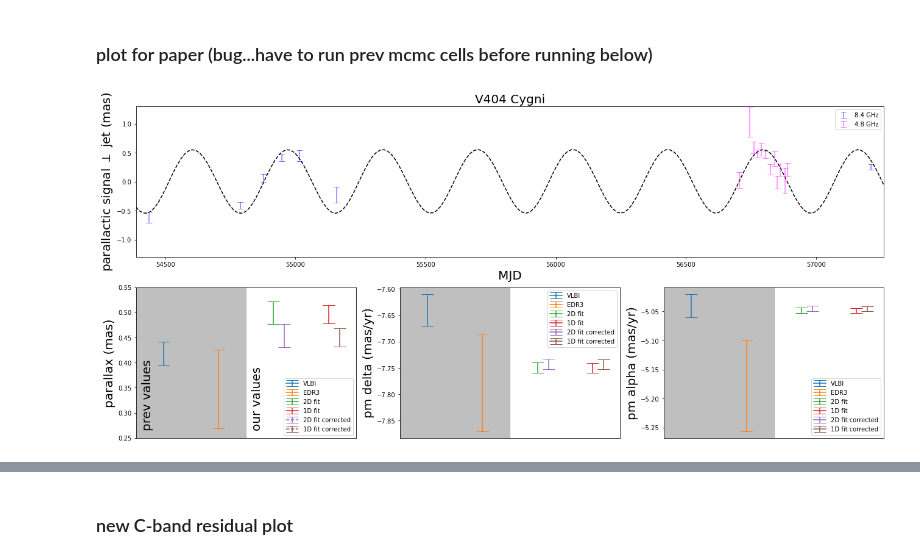
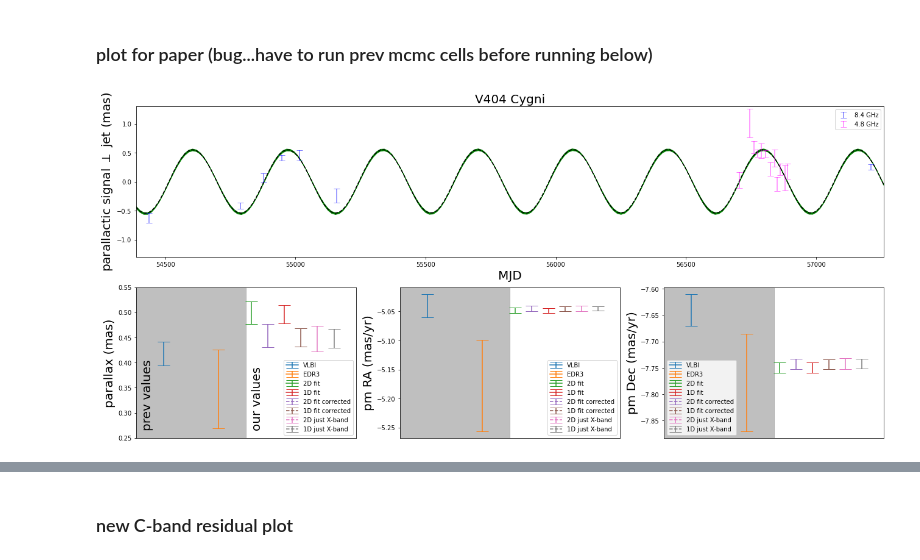
Before and after one commit to BHXRBs/VLBI-GAIA-Astrometry-V404Cygni-MAXIJ1820, a Jupyter notebook: astrometryV404.ipynb, the cells around one changed output, grey strips where cells are left out. Saved outputs shown, nothing was run; the diff lists cells and outputs as text; code cells hidden in the pictures.

```diff
--- a/astrometryV404.ipynb
+++ b/astrometryV404.ipynb
@@ -1114,8 +1323,24 @@ fig = plt.figure(figsize=(22,10))
 
 plt.subplot(2,1,1)
 plt.title('V404 Cygni',**hfont)
-plt.plot(time_array, theta_perp_t, color="black", linestyle="dashed")
+plt.plot(time_array, theta_perp_t, color="black", linestyle="dashed", zorder=2)
 plt.xlim(min(time_array), max(time_array))
+
+
+theta_perp_t_global_trace = []
+
+for i in range(1000):
+    frac_alpha, frac_delta = skymotion.frac_parallax(time_array, mc_trace_sampler(V404_trace_1D['alpha 0']), \
+                                                 mc_trace_sampler(V404_trace_1D['delta 0']) )
+
+    parallax_deg = mc_trace_sampler(V404_trace_1D['parallax'])
+    theta_perp_t, theta_para_t = jet_coordinates(frac_alpha * np.cos(np.radians(frac_delta))*parallax_deg\
+                                             , frac_delta, V404_jet_angle)
+    theta_perp_t_global_trace.append(theta_perp_t)
+
+upper_limit, lower_limit = az.hdi(np.array(theta_perp_t_global_trace), hdi_prob=.68).T
+plt.fill_between(time_array,upper_limit, lower_limit, alpha=1, color='green', zorder=1)
+
 
 
 
@@ -1180,53 +1405,69 @@ plt.legend(by_label.values(), by_label.keys())
 ax3 = plt.subplot(234)
 plt.errorbar(1, 0.418, yerr=0.024, label="VLBI", capsize=10)
 plt.errorbar(2, 0.3470492577849456, yerr=0.07828958332538605, label="EDR3", capsize=10)
-plt.errorbar(3, np.mean(V404_trace_2D["parallax"]), yerr=np.std(V404_trace_2D["parallax"]), capsize=10, label="2D fit")
-plt.errorbar(4, np.mean(V404_trace_1D["parallax"]), yerr=np.std(V404_trace_1D["parallax"]), capsize=10, label="1D fit")
-plt.errorbar(3.2, np.mean(V404_trace_2DV2["parallax"]), yerr=np.std(V404_trace_2DV2["parallax"]), capsize=10, label="2D fit corrected", linestyle='dashed')
-plt.errorbar(4.2, np.mean(V404_trace_1DV2["parallax"]), yerr=np.std(V404_trace_1DV2["parallax"]), capsize=10, label="1D fit corrected", linestyle='dashed')
+plt.errorbar(2.6, np.mean(V404_trace_2D["parallax"]), yerr=np.std(V404_trace_2D["parallax"]), capsize=10, label="2D fit")
+plt.errorbar(3.2, np.mean(V404_trace_1D["parallax"]), yerr=np.std(V404_trace_1D["parallax"]), capsize=10, label="1D fit")
+plt.errorbar(2.9, np.mean(V404_trace_2DV2["parallax"]), yerr=np.std(V404_trace_2DV2["parallax"]), capsize=10, label="2D fit corrected", linestyle='dashed')
+plt.errorbar(3.5, np.mean(V404_trace_1DV2["parallax"]), yerr=np.std(V404_trace_1DV2["parallax"]), capsize=10, label="1D fit corrected", linestyle='dashed')
+plt.errorbar(3.8, np.mean(V404_trace_2DX["parallax"]), yerr=np.std(V404_trace_2DX["parallax"]), capsize=10, label="2D just X-band", linestyle='dashed')
+plt.errorbar(4.1, np.mean(V404_trace_1DX["parallax"]), yerr=np.std(V404_trace_1DX["parallax"]), capsize=10, label="1D just X-band", linestyle='dashed')
 ax3.axvspan(0, 2.5, ymin=0, ymax=1, alpha=0.5, color='grey')
 plt.legend()
 plt.ylim(0.25, 0.55)
 plt.xlim(0.5, 4.5)
 plt.ylabel("parallax (mas)",**hfont)
 plt.text(0.6, 0.27, 'prev values', rotation=90,**hfont)
 plt.text(2.6, 0.27, 'our values', rotation=90,**hfont)
 plt.xticks([])
 
-ax4 = plt.subplot(235)
+ax4 = plt.subplot(236)
 plt.errorbar(1, -7.64, yerr=0.03, label="VLBI", capsize=10)
 plt.errorbar(2, -7.777607674200884, yerr= 0.09215836226940155, label="EDR3", capsize=10)
-plt.errorbar(3, np.mean(V404_trace_2D["pm delta"]), yerr=np.std(V404_trace_2D["pm delta"]), capsize=10, label="2D fit")
-plt.errorbar(4, np.mean(V404_trace_1D["pm delta"]), yerr=np.std(V404_trace_1D["pm delta"]), capsize=10, label="1D fit")
-plt.errorbar(3.2, np.mean(V404_trace_2DV2["pm delta"]), yerr=np.std(V404_trace_2DV2["pm delta"]), capsize=10, label="2D fit corrected")
-plt.errorbar(4.2, np.mean(V404_trace_1DV2["pm delta"]), yerr=np.std(V404_trace_1DV2["pm delta"]), capsize=10, label="1D fit corrected")
+plt.errorbar(2.6, np.mean(V404_trace_2D["pm delta"]), yerr=np.std(V404_trace_2D["pm delta"]), capsize=10, label="2D fit")
+plt.errorbar(3.2, np.mean(V404_trace_1D["pm delta"]), yerr=np.std(V404_trace_1D["pm delta"]), capsize=10, label="1D fit")
+plt.errorbar(2.9, np.mean(V404_trace_2DV2["pm delta"]), yerr=np.std(V404_trace_2DV2["pm delta"]), capsize=10, label="2D fit corrected", linestyle='dashed')
+plt.errorbar(3.5, np.mean(V404_trace_1DV2["pm delta"]), yerr=np.std(V404_trace_1DV2["pm delta"]), capsize=10, label="1D fit corrected", linestyle='dashed')
+plt.errorbar(3.8, np.mean(V404_trace_2DX["pm delta"]), yerr=np.std(V404_trace_2DX["pm delta"]), capsize=10, label="2D just X-band", linestyle='dashed')
+plt.errorbar(4.1, np.mean(V404_trace_1DX["pm delta"]), yerr=np.std(V404_trace_1DX["pm delta"]), capsize=10, label="1D just X-band", linestyle='dashed')
+
+#plt.errorbar(3, np.mean(V404_trace_2D["pm delta"]), yerr=np.std(V404_trace_2D["pm delta"]), capsize=10, label="2D fit")
+#plt.errorbar(4, np.mean(V404_trace_1D["pm delta"]), yerr=np.std(V404_trace_1D["pm delta"]), capsize=10, label="1D fit")
+#plt.errorbar(3.2, np.mean(V404_trace_2DV2["pm delta"]), yerr=np.std(V404_trace_2DV2["pm delta"]), capsize=10, label="2D fit corrected")
+#plt.errorbar(4.2, np.mean(V404_trace_1DV2["pm delta"]), yerr=np.std(V404_trace_1DV2["pm delta"]), capsize=10, label="1D fit corrected")
 plt.legend()
-plt.ylabel("pm delta (mas/yr)",**hfont)
+plt.ylabel("pm Dec (mas/yr)",**hfont)
 ax4.axvspan(0, 2.5, ymin=1, ymax=0, alpha=0.5, color='grey')
 #plt.ylim(-6.55, -6.15)
 plt.xlim(0.5, 4.5)
 plt.xticks([])
 
 
 
-ax5 = plt.subplot(236)
+ax5 = plt.subplot(235)
 plt.errorbar(1, -5.04, yerr=0.02, label="VLBI", capsize=10)
 plt.errorbar(2, -5.177496222444664, yerr=0.07850257307291031	, label="EDR3", capsize=10)
-plt.errorbar(3, np.mean(V404_trace_2D["pm alpha"]), yerr=np.std(V404_trace_2D["pm alpha"]), capsize=10, label="2D fit")
-plt.errorbar(4, np.mean(V404_trace_1D["pm alpha"]), yerr=np.std(V404_trace_1D["pm alpha"]), capsize=10, label="1D fit")
-plt.errorbar(3.2, np.mean(V404_trace_2DV2["pm alpha"]), yerr=np.std(V404_trace_2DV2["pm alpha"]), capsize=10, label="2D fit corrected")
-plt.errorbar(4.2, np.mean(V404_trace_1DV2["pm alpha"]), yerr=np.std(V404_trace_1DV2["pm alpha"]), capsize=10, label="1D fit corrected")
+plt.errorbar(2.6, np.mean(V404_trace_2D["pm alpha"]), yerr=np.std(V404_trace_2D["pm alpha"]), capsize=10, label="2D fit")
+plt.errorbar(3.2, np.mean(V404_trace_1D["pm alpha"]), yerr=np.std(V404_trace_1D["pm alpha"]), capsize=10, label="1D fit")
+plt.errorbar(2.9, np.mean(V404_trace_2DV2["pm alpha"]), yerr=np.std(V404_trace_2DV2["pm alpha"]), capsize=10, label="2D fit corrected", linestyle='dashed')
+plt.errorbar(3.5, np.mean(V404_trace_1DV2["pm alpha"]), yerr=np.std(V404_trace_1DV2["pm alpha"]), capsize=10, label="1D fit corrected", linestyle='dashed')
+plt.errorbar(3.8, np.mean(V404_trace_2DX["pm alpha"]), yerr=np.std(V404_trace_2DX["pm alpha"]), capsize=10, label="2D just X-band", linestyle='dashed')
+plt.errorbar(4.1, np.mean(V404_trace_1DX["pm alpha"]), yerr=np.std(V404_trace_1DX["pm alpha"]), capsize=10, label="1D just X-band", linestyle='dashed')
+
+#plt.errorbar(3, np.mean(V404_trace_2D["pm alpha"]), yerr=np.std(V404_trace_2D["pm alpha"]), capsize=10, label="2D fit")
+#plt.errorbar(4, np.mean(V404_trace_1D["pm alpha"]), yerr=np.std(V404_trace_1D["pm alpha"]), capsize=10, label="1D fit")
+#plt.errorbar(3.2, np.mean(V404_trace_2DV2["pm alpha"]), yerr=np.std(V404_trace_2DV2["pm alpha"]), capsize=10, label="2D fit corrected")
+#plt.errorbar(4.2, np.mean(V404_trace_1DV2["pm alpha"]), yerr=np.std(V404_trace_1DV2["pm alpha"]), capsize=10, label="1D fit corrected")
 plt.legend()
-plt.ylabel("pm alpha (mas/yr)",**hfont)
+plt.ylabel("pm RA (mas/yr)",**hfont)
 ax5.axvspan(0, 2.5, ymin=1, ymax=0, alpha=0.5, color='grey')
 plt.xlim(0.5, 4.5)
 plt.xticks([])
 
 plt.rcParams['axes.facecolor']='white'
 plt.rcParams['savefig.facecolor']='white'
 plt.savefig('V404results.png')
 # %% [output]
-[figure, old version]
+[figure, new version]
 # %%
 print("parallx {}nu {}std".format(np.mean(V404_trace_1DV2["parallax"]), np.std(V404_trace_1DV2["parallax"])))
 print("pm alpha {}nu {}std".format(np.mean(V404_trace_1DV2["pm alpha"]), np.std(V404_trace_1DV2["pm alpha"])))
```
Also changed, not shown: parts of 23 cells of this notebook, 14 other files.
